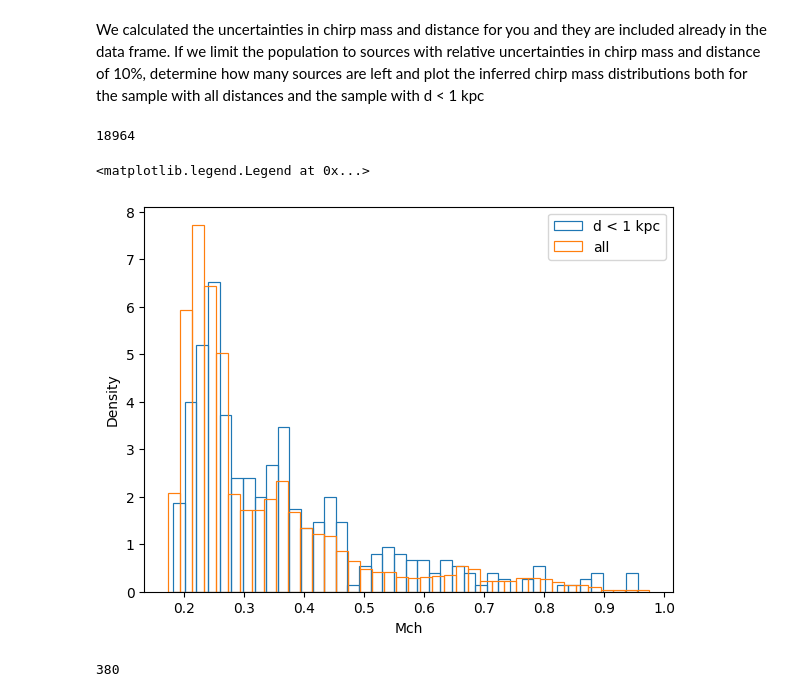
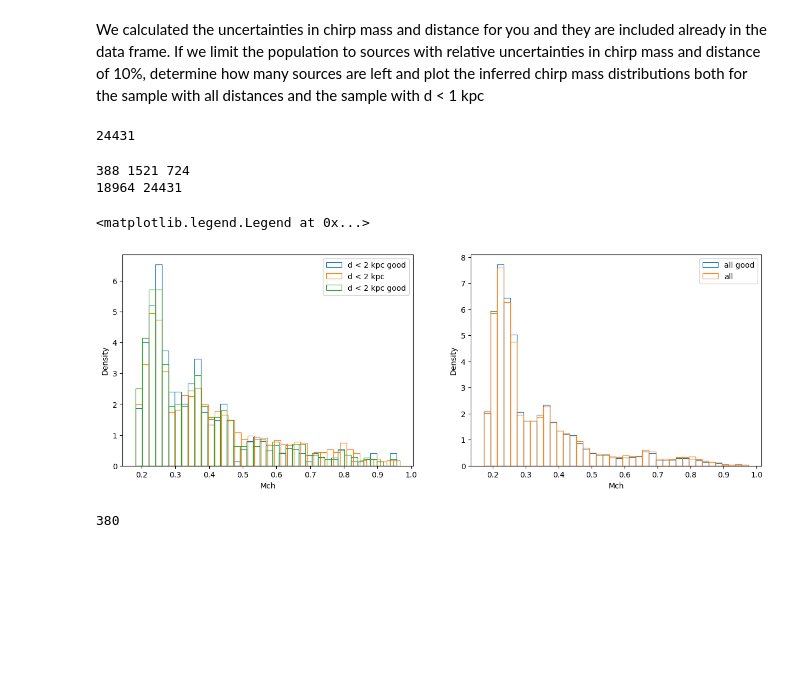
Before and after one commit to nelemans/LISA_GB_population, a Jupyter notebook: LISA_community_day_populations.ipynb, the cells around one changed output. Saved outputs shown, nothing was run; the diff lists cells and outputs as text; code cells hidden in the pictures; blank space fills up the shorter version.

```diff
--- a/LISA_community_day_populations.ipynb
+++ b/LISA_community_day_populations.ipynb
@@ -450,25 +474,33 @@ maskD = (data['ExactSNR'] > 7) & (data['stdD']/data['d'] < 0.25)
 maskMD = (data['ExactSNR'] > 7) & (data['stdM']/data['Mch'] < 0.2) & (data['stdD']/data['d'] < 0.25)
 maskMD2 = (data['ExactSNR'] > 7) & (data['stdM']/data['Mch'] < 0.2) & (data['stdD']/data['d'] < 0.25) & (data['d'] < 2)
 maskMEM = (data['ExactSNR'] > 7) & ((data['stdM']/data['Mch'] < 0.2) | (data['mag']  < 21))
+maskMEMD = (data['ExactSNR'] > 7) & ((data['stdM']/data['Mch'] < 0.2) | (data['mag']  < 21)) & (data['d'] < 2)
 # %%
-len(data[maskM])
+len(data[maskExact])
 # %% [output]
-18964
+24431
 # %%
-mask = maskM
+mask = maskExact & (data['d'] < 2)
 mask2 = maskMD & (data['d'] < 2)
+mask3 = maskExact & (data['d'] < 2)
 fig = plt.figure(figsize=(15, 5))
 plt.subplot(121)
-sns.histplot(data[mask2],x='Mch',bins=40,fill=False,stat='density',cumulative=False,label='d < 1 kpc')
+sns.histplot(data[mask2],x='Mch',bins=40,fill=False,stat='density',cumulative=False,label='d < 2 kpc good')
+sns.histplot(data[mask],x='Mch',bins=40,fill=False,stat='density',cumulative=False,label='d < 2 kpc')
+sns.histplot(data[maskMEMD],x='Mch',bins=40,fill=False,stat='density',cumulative=False,label='d < 2 kpc EM')
+print(len(data[mask2]),len(data[mask]),len(data[maskMEMD]))
+plt.legend()
 
-
-
-#plt.subplot(122)
-sns.histplot(data[mask],x='Mch',bins=40,fill=False,stat='density',cumulative=False,label='all')
+plt.subplot(122)
+sns.histplot(data[maskM],x='Mch',bins=40,fill=False,stat='density',cumulative=False,label='all good')
+sns.histplot(data[maskExact],x='Mch',bins=40,fill=False,stat='density',cumulative=False,label='all')
+print(len(data[maskM]),len(data[maskExact]))
 plt.legend()
 # %% [output]
-<matplotlib.legend.Legend at 0x...>
+388 1521 724
+18964 24431
+<matplotlib.legend.Legend at 0x...>
-[figure, old version]
+[figure, new version]
 # %%
 mask = (data['ExactSNR'] > 7) & (data['f'] < 50) & (data['mag'] < 21)
 len(data[mask])
```
Also changed, not shown: parts of 3 cells of this notebook.
